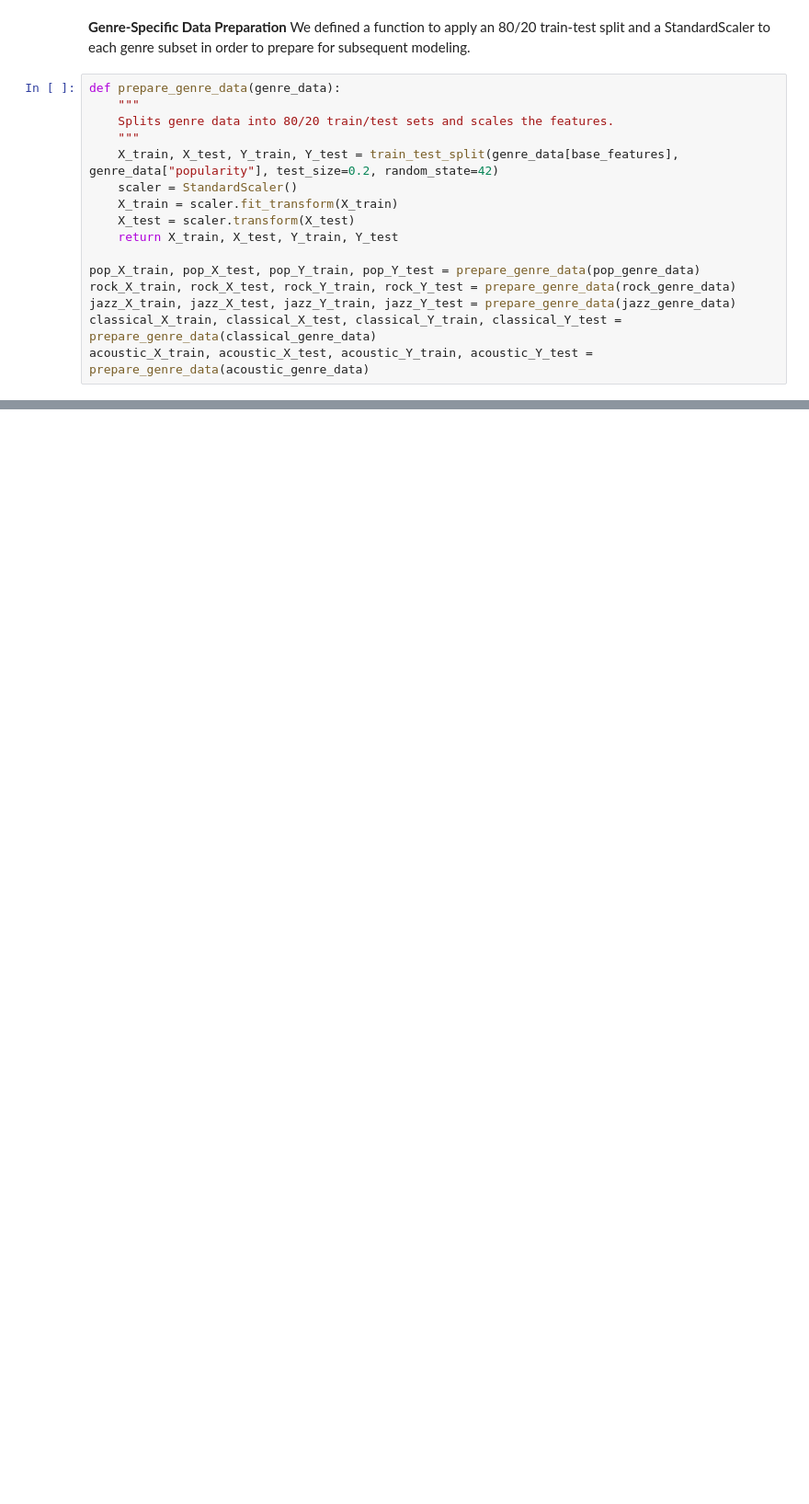
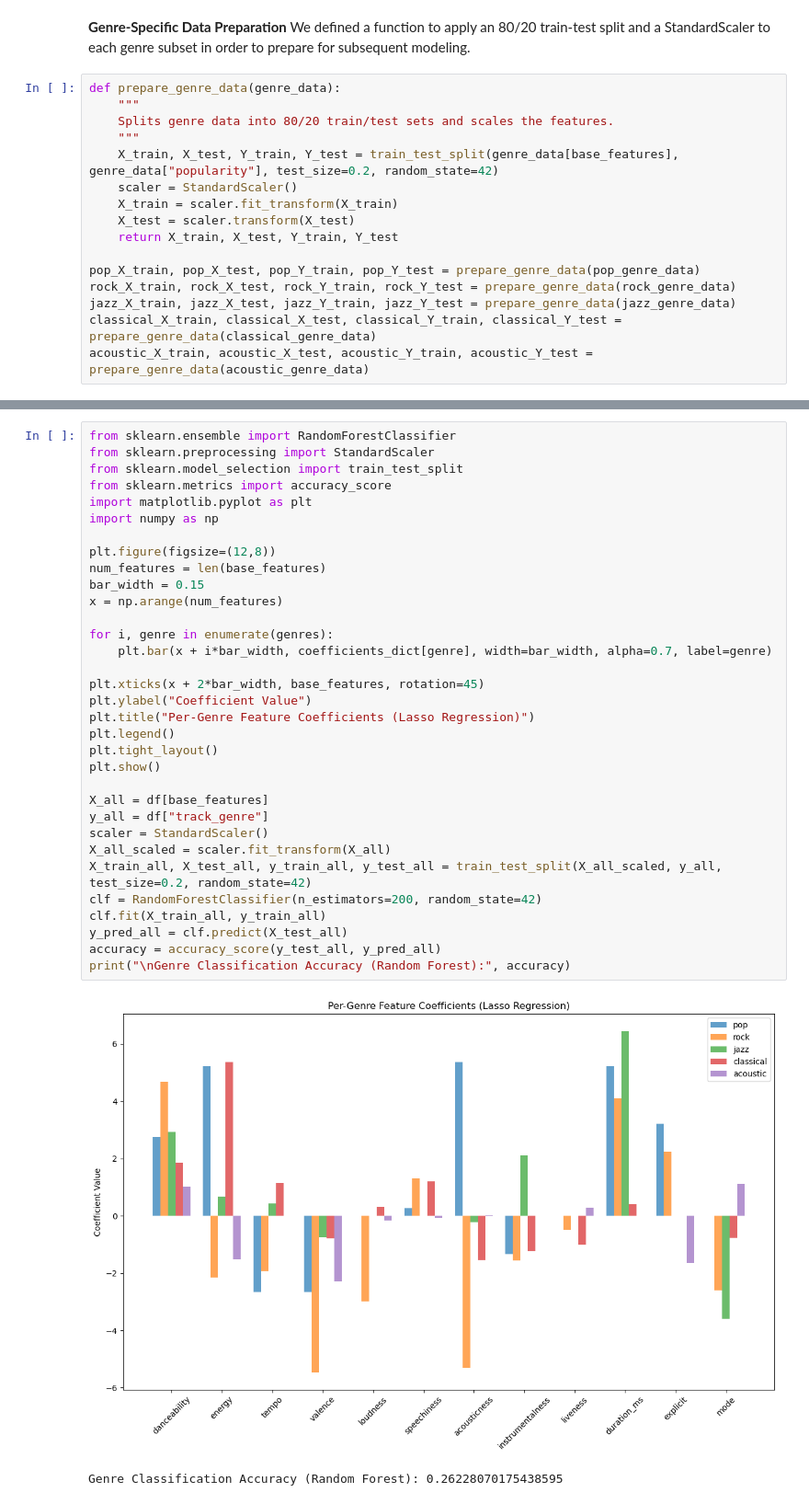
Before and after one commit to jonathand2028/Spotify-Track-Popularity-Analysis, a Jupyter notebook: main.ipynb, the cells around one changed output, grey strips where cells are left out. Shown at 92% size. Cells and saved outputs as stored; diff of their text form; blank space fills up the shorter version.

```diff
--- a/main.ipynb
+++ b/main.ipynb
@@ -288,0 +336,36 @@ acoustic_X_train, acoustic_X_test, acoustic_Y_train, acoustic_Y_test = prepare_g
+# %%
+from sklearn.ensemble import RandomForestClassifier
+from sklearn.preprocessing import StandardScaler
+from sklearn.model_selection import train_test_split
+from sklearn.metrics import accuracy_score
+import matplotlib.pyplot as plt
+import numpy as np
+
+plt.figure(figsize=(12,8))
+num_features = len(base_features)
+bar_width = 0.15
+x = np.arange(num_features)
+
+for i, genre in enumerate(genres):
+    plt.bar(x + i*bar_width, coefficients_dict[genre], width=bar_width, alpha=0.7, label=genre)
+
+plt.xticks(x + 2*bar_width, base_features, rotation=45)
+plt.ylabel("Coefficient Value")
+plt.title("Per-Genre Feature Coefficients (Lasso Regression)")
+plt.legend()
+plt.tight_layout()
+plt.show()
+
+X_all = df[base_features]
+y_all = df["track_genre"]
+scaler = StandardScaler()
+X_all_scaled = scaler.fit_transform(X_all)
+X_train_all, X_test_all, y_train_all, y_test_all = train_test_split(X_all_scaled, y_all, test_size=0.2, random_state=42)
+clf = RandomForestClassifier(n_estimators=200, random_state=42)
+clf.fit(X_train_all, y_train_all)
+y_pred_all = clf.predict(X_test_all)
+accuracy = accuracy_score(y_test_all, y_pred_all)
+print("\nGenre Classification Accuracy (Random Forest):", accuracy)
+# %% [output]
+[figure, added]
+Genre Classification Accuracy (Random Forest): 0.26228070175438595
```
Also changed, not shown: parts of 14 cells of this notebook.
